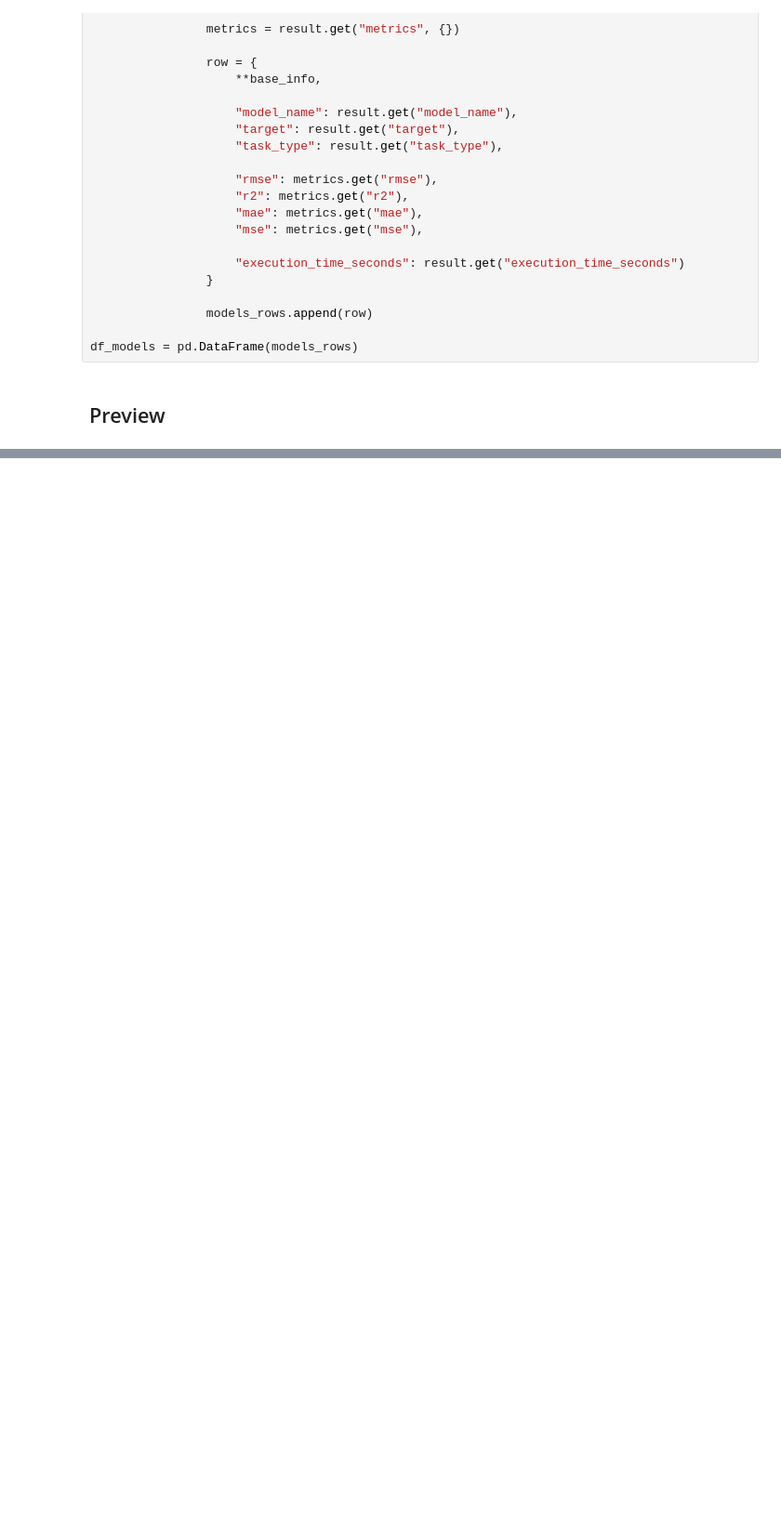
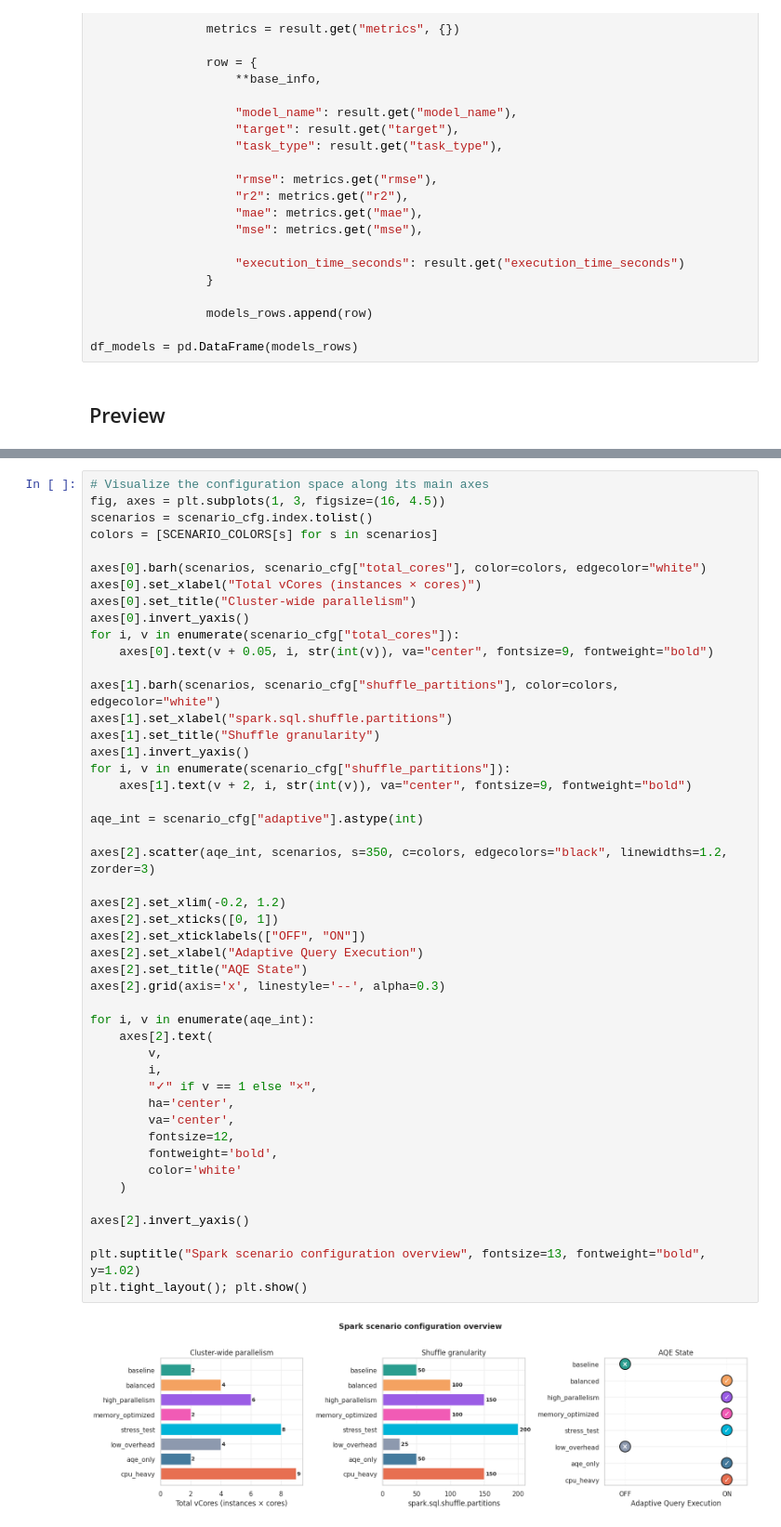
Before and after one commit to Mariana-rc01/SparkAndDrive, a Jupyter notebook: results&performance.ipynb, the cells around one changed output, grey strips where cells are left out. Shown at 93% size. Drawn from its saved outputs; the diff is of its cells as text; blank space fills up the shorter version.

```diff
--- a/results&performance.ipynb
+++ b/results&performance.ipynb
@@ -153,0 +225,49 @@ df_queries
+# %%
+# Visualize the configuration space along its main axes
+fig, axes = plt.subplots(1, 3, figsize=(16, 4.5))
+scenarios = scenario_cfg.index.tolist()
+colors = [SCENARIO_COLORS[s] for s in scenarios]
+
+axes[0].barh(scenarios, scenario_cfg["total_cores"], color=colors, edgecolor="white")
+axes[0].set_xlabel("Total vCores (instances × cores)")
+axes[0].set_title("Cluster-wide parallelism")
+axes[0].invert_yaxis()
+for i, v in enumerate(scenario_cfg["total_cores"]):
+    axes[0].text(v + 0.05, i, str(int(v)), va="center", fontsize=9, fontweight="bold")
+
+axes[1].barh(scenarios, scenario_cfg["shuffle_partitions"], color=colors, edgecolor="white")
+axes[1].set_xlabel("spark.sql.shuffle.partitions")
+axes[1].set_title("Shuffle granularity")
+axes[1].invert_yaxis()
+for i, v in enumerate(scenario_cfg["shuffle_partitions"]):
+    axes[1].text(v + 2, i, str(int(v)), va="center", fontsize=9, fontweight="bold")
+
+aqe_int = scenario_cfg["adaptive"].astype(int)
+
+axes[2].scatter(aqe_int, scenarios, s=350, c=colors, edgecolors="black", linewidths=1.2, zorder=3)
+
+axes[2].set_xlim(-0.2, 1.2)
+axes[2].set_xticks([0, 1])
+axes[2].set_xticklabels(["OFF", "ON"])
+axes[2].set_xlabel("Adaptive Query Execution")
+axes[2].set_title("AQE State")
+axes[2].grid(axis='x', linestyle='--', alpha=0.3)
+
+for i, v in enumerate(aqe_int):
+    axes[2].text(
+        v,
+        i,
+        "✓" if v == 1 else "×",
+        ha='center',
+        va='center',
+        fontsize=12,
+        fontweight='bold',
+        color='white'
+    )
+
+axes[2].invert_yaxis()
+
+plt.suptitle("Spark scenario configuration overview", fontsize=13, fontweight="bold", y=1.02)
+plt.tight_layout(); plt.show()
+# %% [output]
+[figure, added]
```
Also changed, not shown: parts of 18 cells of this notebook.
